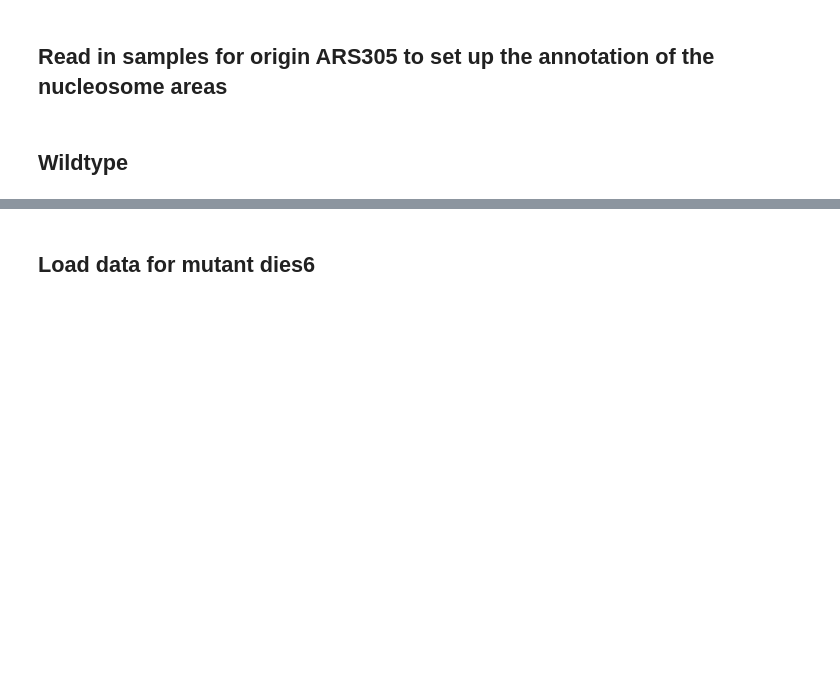
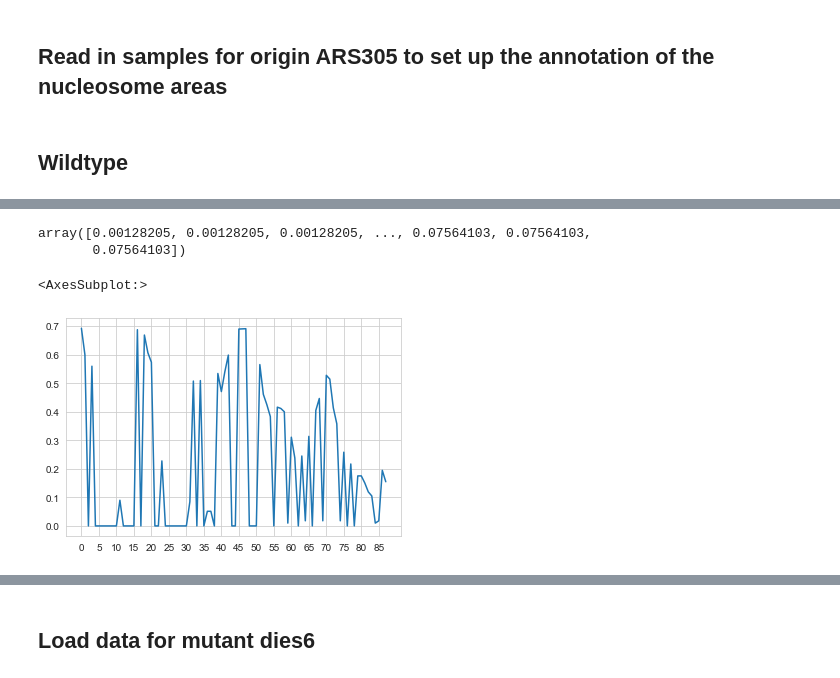
Before and after one commit to KarolineHoller/nanopore_methylation, a Jupyter notebook: methylation_analysis_20220502_ARS305.ipynb, the cells around one changed output, grey strips where cells are left out. Drawn from its saved outputs; the diff is of its cells as text; code cells hidden in the pictures; blank space fills up the shorter version.

```diff
--- a/methylation_analysis_20220502_ARS305.ipynb
+++ b/methylation_analysis_20220502_ARS305.ipynb
@@ -530,26 +538,35 @@ plt.show()
+# %%
+#this computes the percent of methylation at a specific base
+
+#sns.lineplot(x = range(ARS305_wt.shape[1]),
+#             y = ARS305_wt[779,:].cumsum(axis = 0)/780)
+ARS305_wt[779,:].cumsum(axis = 0)/780
+# %% [output]
+array([0.00128205, 0.00128205, 0.00128205, ..., 0.07564103, 0.07564103,
+       0.07564103])
 # %%
-#this computes the percent of methylation at a specific base
-(ARS305_wt[:, 542:630].cumsum(axis = 0)/780)
-
 #as a measure for the heterogeneity, try the entropy:
 # alternatively, try: from scipy.stats import entropy
 import math
 
 def entropy(labels, base=None):
     base = math.e if base is None else base
     _ ,counts = np.unique(labels, return_counts=True)
     norm_counts = counts / counts.sum()
 
     return -(norm_counts * np.log(norm_counts)/np.log(base)).sum()
 
 #https://stackoverflow.com/questions/15450192/fastest-way-to-compute-entropy-in-python
 
 #entropy(ARS305_wt[:,6])
 #np.unique(ARS305_wt[:,6], return_counts = True)
 
 g = sns.lineplot(x = range(630-542), y = np.apply_along_axis(entropy, 0, ARS305_wt[:, 542:630]))
 g.set_xticks(range(0, 630-542, 5))
 g
+# %% [output]
+<AxesSubplot:>
+[figure, added]
 # %%
 g = sns.lineplot(x = range(ARS305_wt.shape[1]),
                  y = np.apply_along_axis(entropy, 0, ARS305_wt))
```
Also changed, not shown: parts of 42 cells of this notebook.
